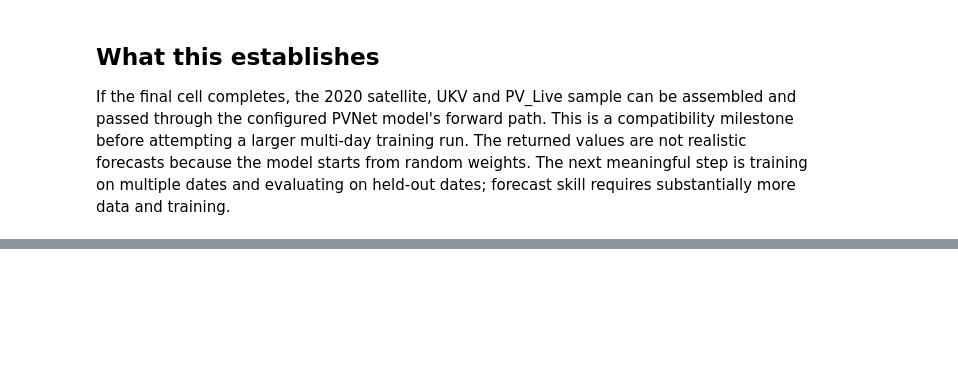
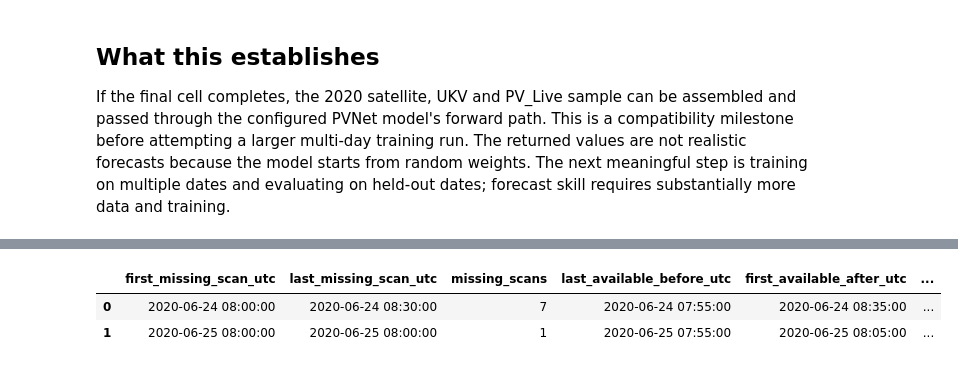
Before and after one commit to lukemccarvill/pvnet, a Jupyter notebook: Luke/pvnet_2020_model_smoke_test.ipynb, the cells around one changed output, grey strips where cells are left out. Drawn from its saved outputs; the diff is of its cells as text; code cells hidden in the pictures; blank space fills up the shorter version.

```diff
--- a/Luke/pvnet_2020_model_smoke_test.ipynb
+++ b/Luke/pvnet_2020_model_smoke_test.ipynb
@@ -141,0 +279,81 @@ If the final cell completes, the 2020 satellite, UKV and PV_Live sample can be a
+# %%
+import ocf_blosc2
+import xarray as xr
+from ocf_data_sampler.select import find_contiguous_t0_periods, fill_time_periods
+
+PUBLIC_SATELLITE_ZARR = (
+    "gs://public-datasets-eumetsat-solar-forecasting/satellite/"
+    "EUMETSAT/SEVIRI_RSS/v4/2020_nonhrv.zarr"
+)
+satellite_metadata = xr.open_zarr(
+    PUBLIC_SATELLITE_ZARR, consolidated=False, chunks=None,
+    storage_options={"token": "anon"},
+)
+sat_time_name = "time" if "time" in satellite_metadata.coords else "time_utc"
+available_satellite_times = pd.DatetimeIndex(
+    pd.to_datetime(satellite_metadata[sat_time_name].values, utc=True)
+).tz_localize(None)  # archive timestamps are UTC; OCF's local sampler coordinates are naive UTC
+required_satellite_times = pd.date_range(
+    WEEK_START_UTC.tz_localize(None) - pd.Timedelta(minutes=30),
+    WEEK_END_UTC.tz_localize(None) - SAMPLE_INTERVAL,
+    freq="5min",
+)
+missing_satellite_times = required_satellite_times.difference(available_satellite_times)
+print("Public satellite archive time range:", available_satellite_times.min(), "to", available_satellite_times.max())
+print("Required 5-minute scans:", len(required_satellite_times))
+print("Missing required scans:", len(missing_satellite_times))
+
+# Summarize each contiguous run of absent scans and the actual gap between retained frames.
+outage_rows = []
+for missing_time in missing_satellite_times:
+    if not outage_rows or missing_time - outage_rows[-1]["last_missing_scan_utc"] > pd.Timedelta(minutes=5):
+        previous = available_satellite_times[available_satellite_times < missing_time]
+        outage_rows.append({
+            "first_missing_scan_utc": missing_time,
+            "last_missing_scan_utc": missing_time,
+            "missing_scans": 1,
+            "last_available_before_utc": previous.max() if len(previous) else pd.NaT,
+        })
+    else:
+        outage_rows[-1]["last_missing_scan_utc"] = missing_time
+        outage_rows[-1]["missing_scans"] += 1
+for row in outage_rows:
+    following = available_satellite_times[available_satellite_times > row["last_missing_scan_utc"]]
+    row["first_available_after_utc"] = following.min() if len(following) else pd.NaT
+    row["observed_gap_minutes"] = (
+        row["first_available_after_utc"] - row["last_available_before_utc"]
+    ).total_seconds() / 60 if pd.notna(row["first_available_after_utc"]) else np.nan
+if outage_rows:
+    display(pd.DataFrame(outage_rows))
+
+# Use OCF's own continuity logic to find sample starts whose entire 7-frame input window exists.
+satellite_periods = find_contiguous_t0_periods(
+    available_satellite_times,
+    interval_start=pd.Timedelta(minutes=-30),
+    interval_end=pd.Timedelta(0),
+    time_resolution=pd.Timedelta(minutes=5),
+)
+all_satellite_valid_t0s = fill_time_periods(satellite_periods, freq=SAMPLE_INTERVAL)
+nominal_week_t0s = pd.date_range(
+    WEEK_START_UTC.tz_localize(None),
+    (WEEK_END_UTC - SAMPLE_INTERVAL).tz_localize(None),
+    freq=SAMPLE_INTERVAL,
+)
+WEEK_VALID_T0S = nominal_week_t0s.intersection(all_satellite_valid_t0s)
+DROPPED_SATELLITE_T0S = nominal_week_t0s.difference(WEEK_VALID_T0S)
+
+# Keep the 80/20 split chronological, based on samples that have complete satellite context.
+split_index = round(0.8 * len(WEEK_VALID_T0S))
+TRAIN_T0S = WEEK_VALID_T0S[:split_index]
+VAL_T0S = WEEK_VALID_T0S[split_index:]
+print(f"Nominal sample starts: {len(nominal_week_t0s)}")
+print(f"Valid sample starts after applying OCF satellite continuity rules: {len(WEEK_VALID_T0S)}")
+print(f"Dropped sample starts: {len(DROPPED_SATELLITE_T0S)}")
+if len(DROPPED_SATELLITE_T0S):
+    print("Dropped t0s:", DROPPED_SATELLITE_T0S.tolist())
+print(f"Chronological split on available samples: {len(TRAIN_T0S)} train ({len(TRAIN_T0S)/len(WEEK_VALID_T0S):.1%}), {len(VAL_T0S)} validation ({len(VAL_T0S)/len(WEEK_VALID_T0S):.1%})")
+print(f"Train t0 range: {TRAIN_T0S[0]} to {TRAIN_T0S[-1]}")
+print(f"Validation t0 range: {VAL_T0S[0]} to {VAL_T0S[-1]}")
+satellite_metadata.close()
+print("Satellite coverage check complete; no download has started.")
+# %% [output]
@@ -141,0 +363,3 @@ If the final cell completes, the 2020 satellite, UKV and PV_Live sample can be a
+|  | first_missing_scan_utc | last_missing_scan_utc | missing_scans | last_available_before_utc | first_available_after_utc | ... |
+| 0 | 2020-06-24 08:00:00 | 2020-06-24 08:30:00 | 7 | 2020-06-24 07:55:00 | 2020-06-24 08:35:00 | ... |
+| 1 | 2020-06-25 08:00:00 | 2020-06-25 08:00:00 | 1 | 2020-06-25 07:55:00 | 2020-06-25 08:05:00 | ... |
```
Also changed, not shown: parts of 16 cells of this notebook, 3 other files.
